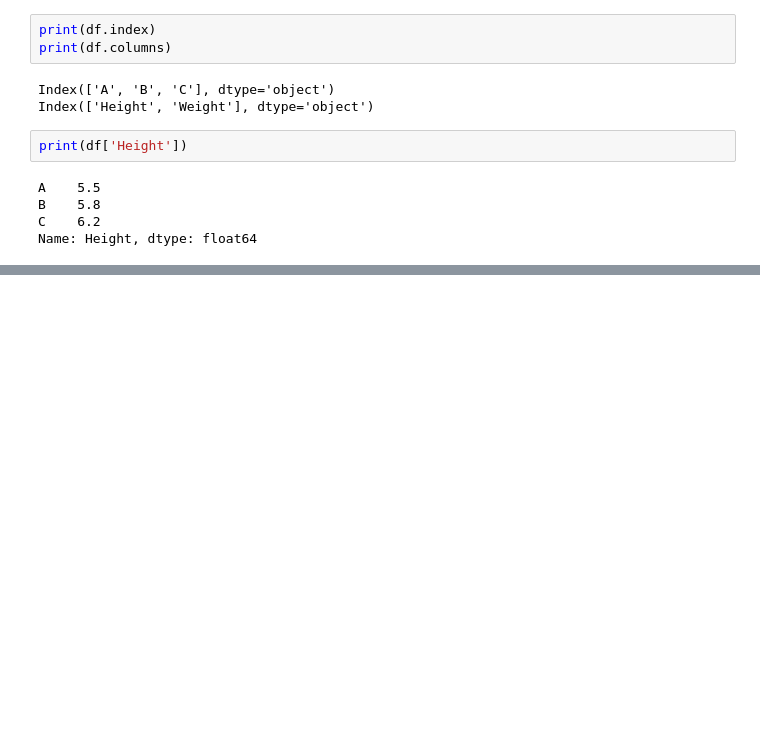
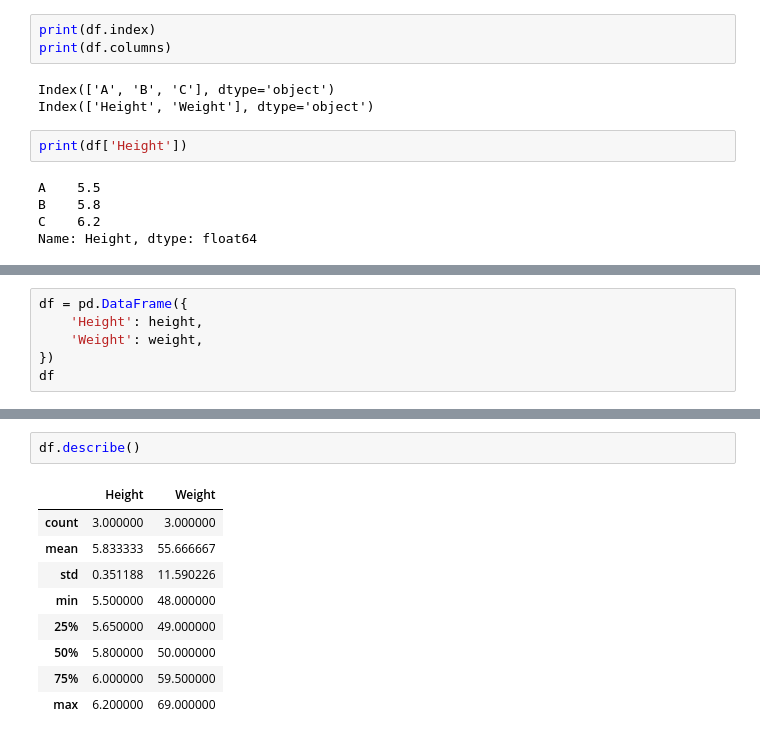
Before and after one commit to Pepcoders/Data-Science-February, a Jupyter notebook: Pandas/Pandas.ipynb, the cells around one changed output, grey strips where cells are left out. Saved outputs shown, nothing was run; the diff lists cells and outputs as text; blank space fills up the shorter version.

```diff
--- a/Pandas/Pandas.ipynb
+++ b/Pandas/Pandas.ipynb
@@ -238,0 +321,6 @@ Name: Height, dtype: float64
+# %%
+df = pd.DataFrame({
+    'Height': height,
+    'Weight': weight,
+})
+df
@@ -238,0 +356,12 @@ Name: Height, dtype: float64
+# %%
+df.describe()
+# %% [output]
+|  | Height | Weight |
+| count | 3.000000 | 3.000000 |
+| mean | 5.833333 | 55.666667 |
+| std | 0.351188 | 11.590226 |
+| min | 5.500000 | 48.000000 |
+| 25% | 5.650000 | 49.000000 |
+| 50% | 5.800000 | 50.000000 |
+| 75% | 6.000000 | 59.500000 |
+| max | 6.200000 | 69.000000 |
```
Also changed, not shown: parts of 19 cells of this notebook.
